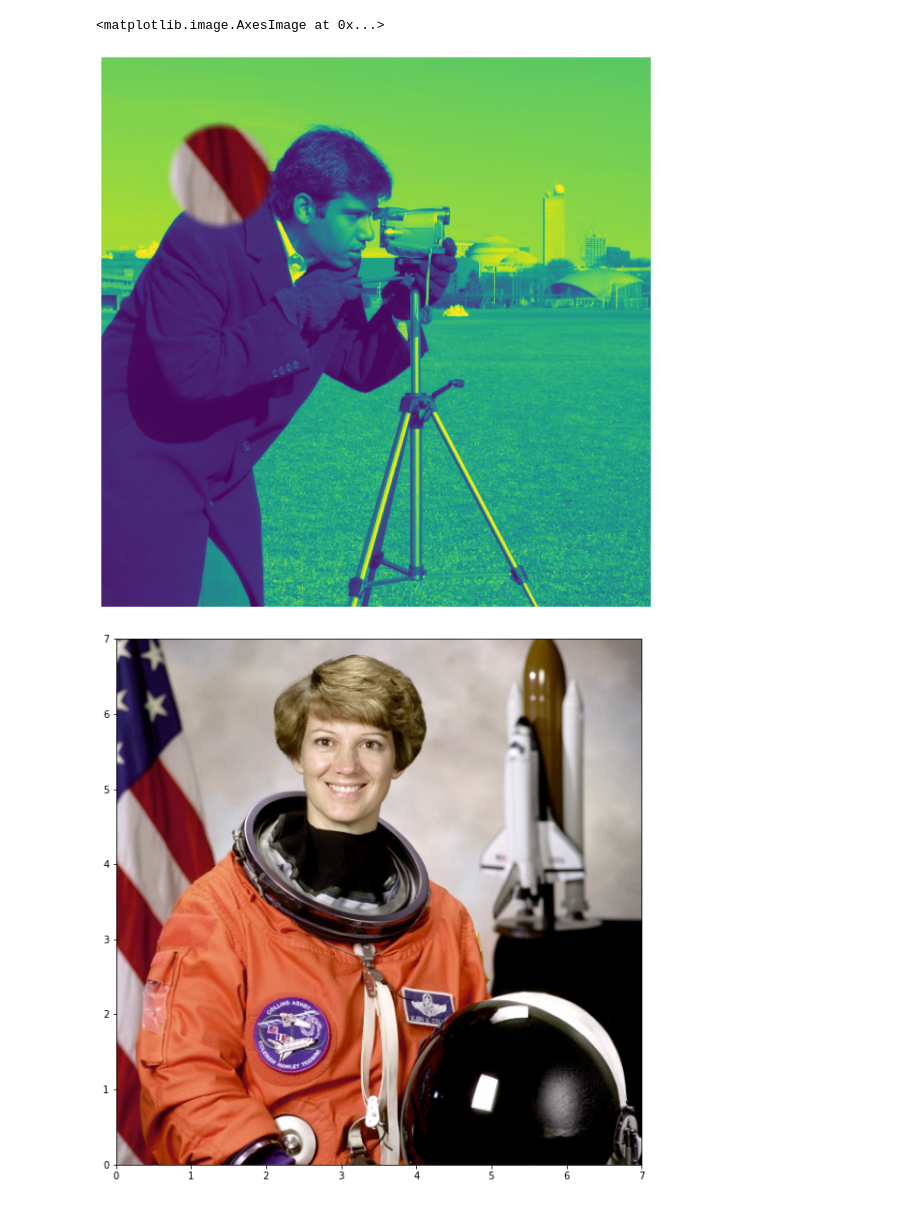
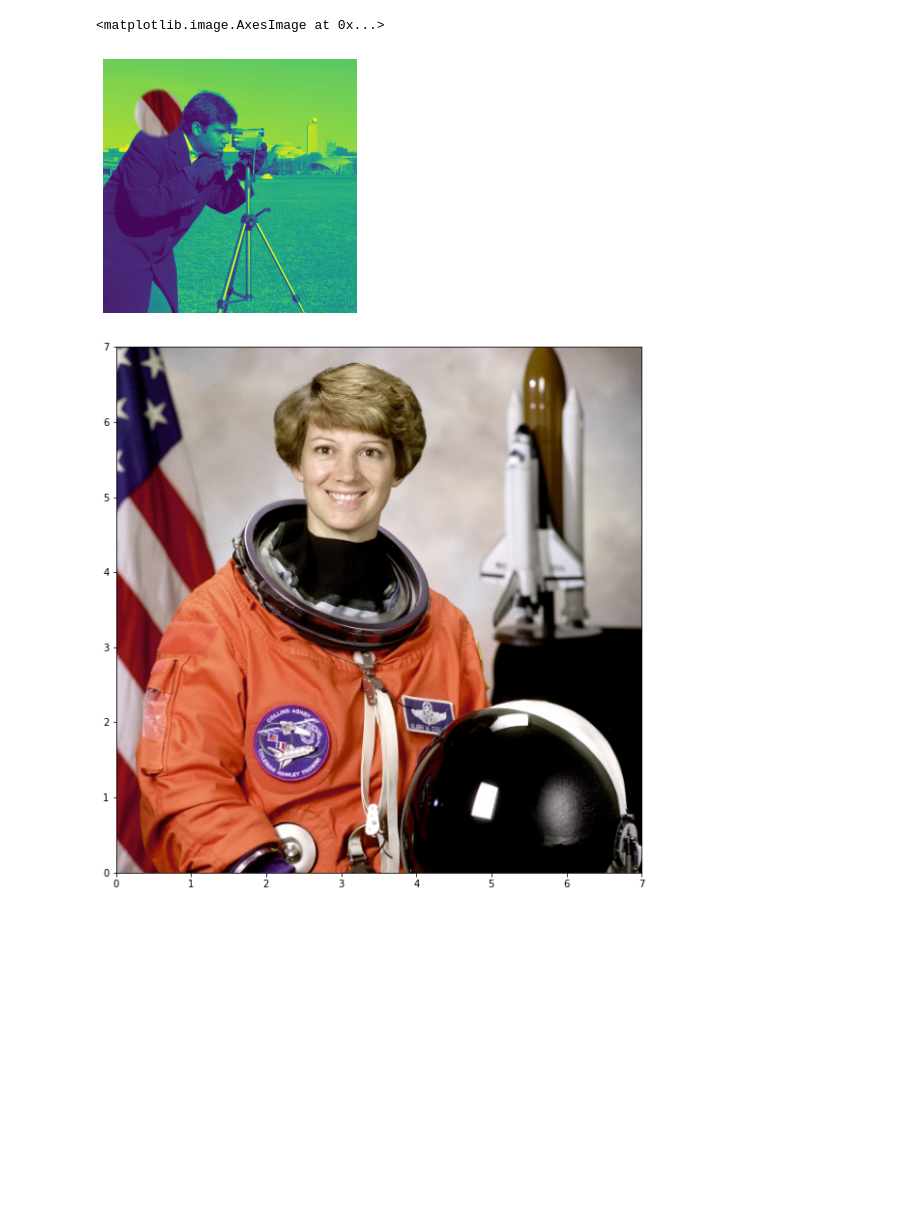
Before and after one commit to florenceboettger/visual-counterfactuals, a Jupyter notebook: test_image_merge.ipynb, the cells around one changed output. Saved outputs shown, nothing was run; the diff lists cells and outputs as text; code cells hidden in the pictures; blank space fills up the shorter version.

Commit message:
visualize edits together

```diff
--- a/test_image_merge.ipynb
+++ b/test_image_merge.ipynb
@@ -29,37 +29,38 @@ def circular_crop(image):
 
 
 background_image = data.camera()
 image = data.astronaut()
 width = image.shape[0]
 height = image.shape[1]
 radius = 0.5 * np.sqrt(2)
 n_pix = 7
 origin = [0, 4]
 target = [1, 5]
 width_cell = width // n_pix
 height_cell = height // n_pix
 crop = [
     max(0, round((n_pix - origin[1] - 0.5 - radius) * height_cell)),
     round((n_pix - origin[1] - 0.5 + radius) * height_cell),
     max(0, round((origin[0] + 0.5 - radius) * width_cell)),
     round((origin[0] + 0.5 + radius) * width_cell)
 ]
 cropped_image = image[crop[0]:crop[1], crop[2]:crop[3]]
 masked_image = circular_crop(cropped_image)
-plt.figure(figsize=(10, 10))
-ax = plt.axes([0, 0, 1, 1], frameon=False)
+fig = plt.figure(figsize=(10, 20))
+# ax = plt.axes([0, 0, 1, 1], frameon=False)
+ax = fig.add_subplot(121)
 ax.set_axis_off()
 ax.set_xlim(0, 1)
 ax.set_ylim(0, 1)
-plt.imshow(background_image, extent=(0, 1, 0, 1))
+ax.imshow(background_image, extent=(0, 1, 0, 1))
 extent = ((target[0] + 0.5 - radius) / n_pix, (target[0] + 0.5 + radius) / n_pix, (target[1] + 0.5 - radius) / n_pix, (target[1] + 0.5 + radius) / n_pix)
-plt.imshow(masked_image, extent=extent)
+ax.imshow(masked_image, extent=extent)
 plt.figure(figsize=(10, 10))
 plt.imshow(image, extent=(0, 7, 0, 7))
 plt.figure(figsize=(10, 10))
 plt.imshow(cropped_image, extent=(0, 1, 0, 1))
 # %% [output]
 <matplotlib.image.AxesImage at 0x...>
-[figure, old version]
+[figure, new version]
 [figure]
 [figure]
```
Also changed, not shown: 2 other files.
